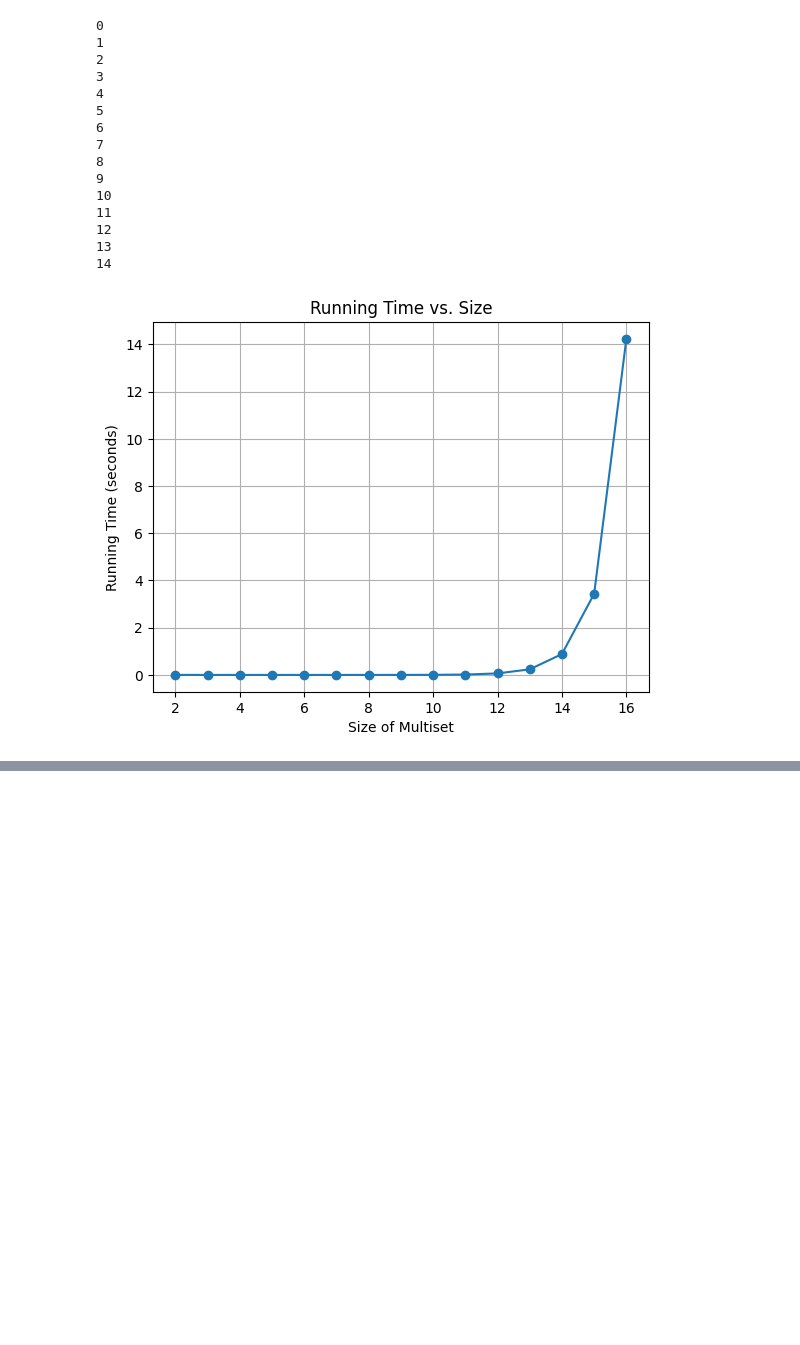
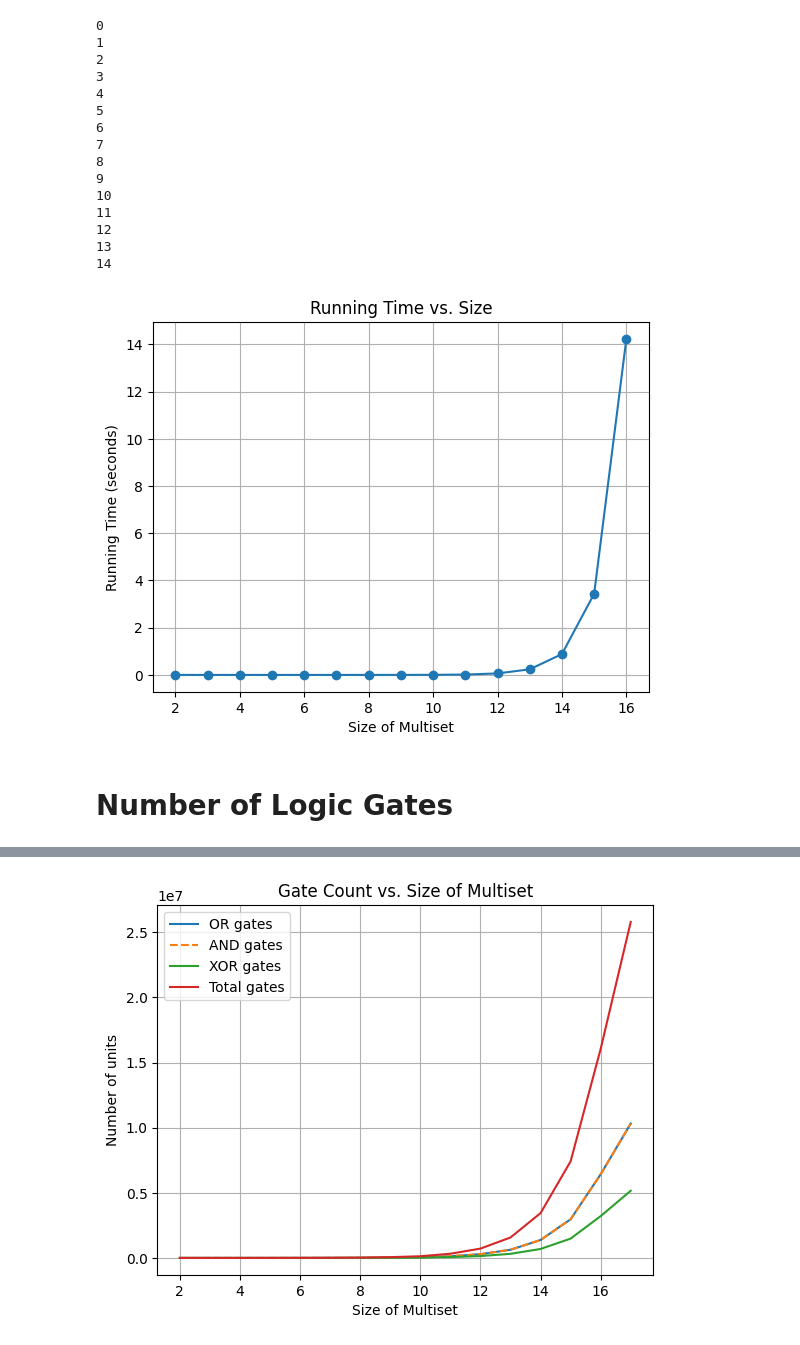
Before and after one commit to tinman2030/MIPT-Group7, a Jupyter notebook: analysis.ipynb, the cells around one changed output, grey strips where cells are left out. Cells and saved outputs as stored; diff of their text form; code cells hidden in the pictures; blank space fills up the shorter version.

```diff
--- a/analysis.ipynb
+++ b/analysis.ipynb
@@ -69,3 +71,76 @@ plt.show()
 13
 14
 [figure]
+# %% [markdown]
+# Number of Logic Gates
+# %%
+def count_bits(decimal_number):
+    # Convert decimal number to binary
+    binary_number = bin(decimal_number)
+
+    # Remove '0b' prefix from binary representation
+    binary_number = binary_number[2:]
+
+    # Count the number of bits
+    num_bits = len(binary_number)
+
+    return num_bits
+
+def get_num_gates(combo_list):
+    oar = 0
+    andy = 0
+    xor = 0
+    total = 0
+    for combo in combo_list:
+        large = max(combo)
+
+        num_bits = count_bits(large)
+
+        oar += (num_bits*2) * (len(combo)-1)
+        andy += num_bits*2 * (len(combo)-1)
+        xor += num_bits * (len(combo)-1)
+
+        total += (num_bits*5) * (len(combo)-1)
+    return(oar,andy,xor,total)
+
+def generate_random_positive_integer(upper_bound):
+    return random.randint(1, upper_bound)
+
+
+
+#for each bit we add we need 5 gates, 2 xor, 2 and, and 1 or
+x = []
+
+oar = []
+andy = []
+xor = []
+
+total = []
+for i in range(16):
+    toAdd = [generate_random_positive_integer(128) for _ in range(i + 2)]
+
+    combos = make_combos(toAdd)
+    nums = get_num_gates(combos)
+
+    x.append(i+2)
+
+    print(oar)
+
+    oar.append(nums[0])
+    andy.append(nums[1])
+    xor.append(nums[2])
+    total.append(nums[3])
+
+
+plt.plot(x, oar, label='OR gates')
+plt.plot(x, andy, label='AND gates',linestyle = '--')
+plt.plot(x, xor, label='XOR gates')
+plt.plot(x, total, label='Total gates')
+
+plt.xlabel('Size of Multiset')
+plt.ylabel('Number of units')
+plt.title('Gate Count vs. Size of Multiset')
+plt.legend()
+plt.grid(True)
+plt.show()
+# %% [output]
@@ -71,0 +163 @@ plt.show()
+[figure, added]
```
Also changed, not shown: parts of 2 cells of this notebook, 5 other files.
